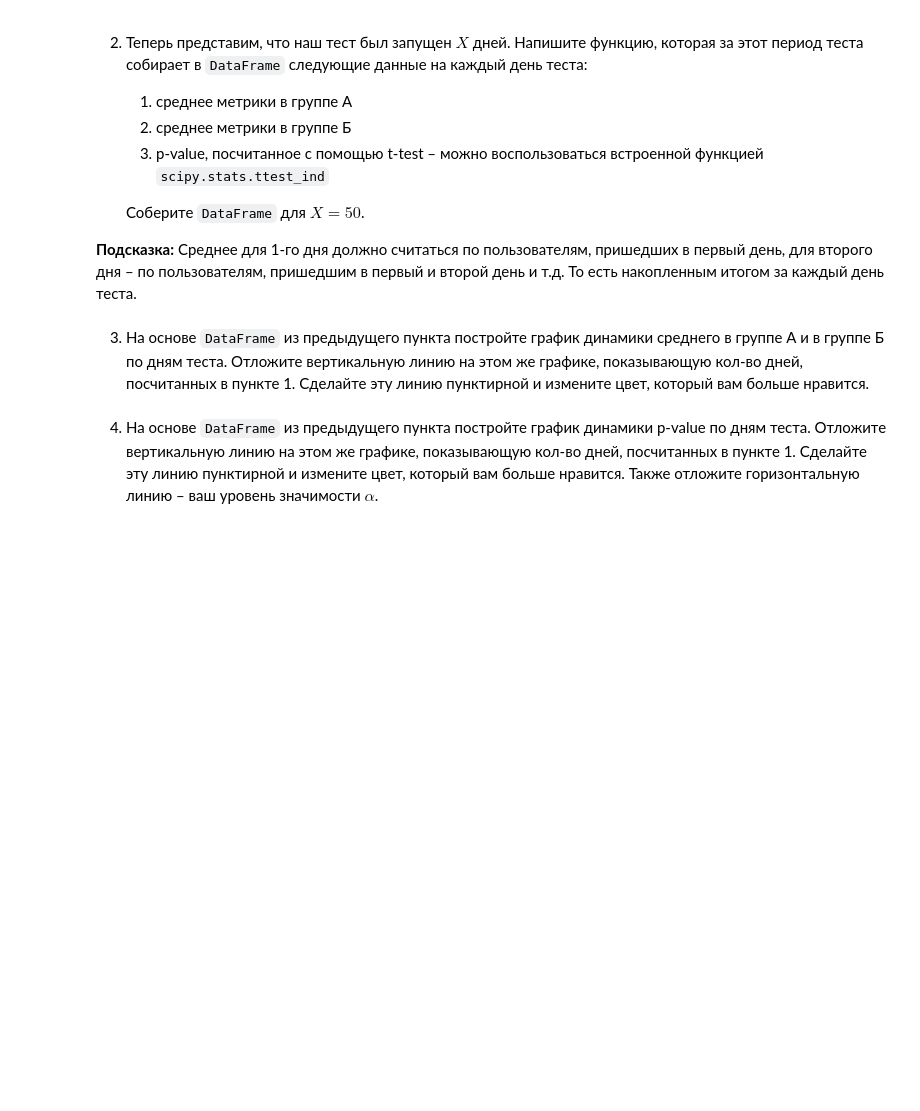
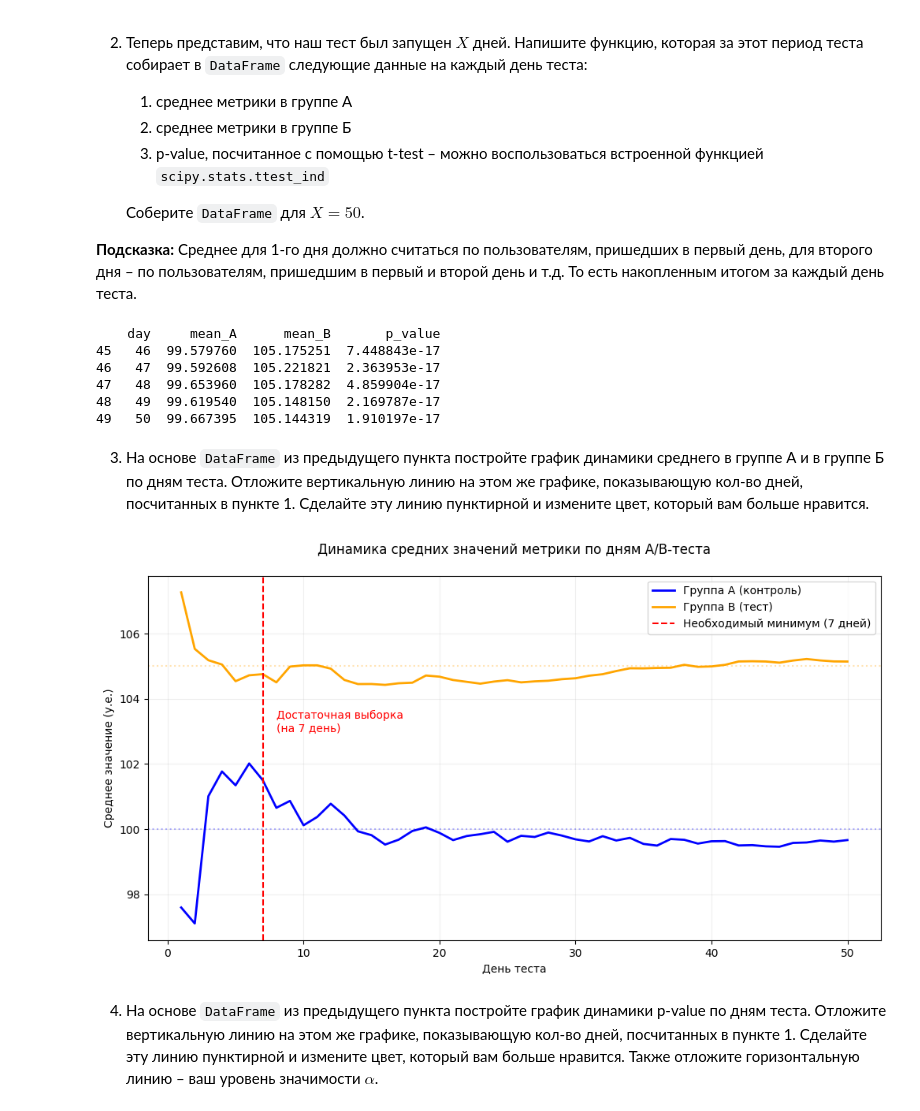
Before and after one commit to xanderkov/HSE-Math-Stat, a Jupyter notebook: hw-06/hw06-KovelAlexander.ipynb, the cells around one changed output. Drawn from its saved outputs; the diff is of its cells as text; code cells hidden in the pictures; blank space fills up the shorter version.

```diff
--- a/hw-06/hw06-KovelAlexander.ipynb
+++ b/hw-06/hw06-KovelAlexander.ipynb
@@ -378,2 +452,46 @@ __Подсказка:__ Среднее для 1-го дня должно счи
+# %%
+def simulate_ab_test(days: int, users_per_group_per_day: int = 100) -> pd.DataFrame:
+    mu_A = 100
+    mu_B = 105
+    sigma_A = 40
+    sigma_B = 20
+
+    results = {
+        'day': [],
+        'mean_A': [],
+        'mean_B': [],
+        'p_value': []
+    }
+
+    cumulative_A = np.array([])
+    cumulative_B = np.array([])
+
+    for day in range(1, days + 1):
+        daily_A = np.random.normal(loc=mu_A, scale=sigma_A, size=users_per_group_per_day)
+        daily_B = np.random.normal(loc=mu_B, scale=sigma_B, size=users_per_group_per_day)
+
+        cumulative_A = np.concatenate([cumulative_A, daily_A])
+        cumulative_B = np.concatenate([cumulative_B, daily_B])
+
+        mean_A = np.mean(cumulative_A)
+        mean_B = np.mean(cumulative_B)
+        _, p_value = sts.ttest_ind(cumulative_A, cumulative_B, equal_var=False)
+
+        results['day'].append(day)
+        results['mean_A'].append(mean_A)
+        results['mean_B'].append(mean_B)
+        results['p_value'].append(p_value)
+
+    return pd.DataFrame(results)
+
+ab_test_results = simulate_ab_test(days=50)
+print(ab_test_results.tail())
+# %% [output]
+    day     mean_A      mean_B       p_value
+45   46  99.579760  105.175251  7.448843e-17
+46   47  99.592608  105.221821  2.363953e-17
+47   48  99.653960  105.178282  4.859904e-17
+48   49  99.619540  105.148150  2.169787e-17
+49   50  99.667395  105.144319  1.910197e-17
 # %% [markdown]
 3. На основе `DataFrame` из предыдущего пункта постройте график динамики среднего в группе А и в группе Б по дням теста. Отложите вертикальную линию на этом же графике, показывающую кол-во дней, посчитанных в пункте 1. Сделайте эту линию пунктирной и измените цвет, который вам больше нравится.
@@ -383,2 +498,26 @@ __Подсказка:__ Среднее для 1-го дня должно счи
+# %%
+required_days = 7
+
+plt.figure(figsize=(12, 6))
+
+plt.plot(ab_test_results['day'], ab_test_results['mean_A'], label='Группа A (контроль)', color='blue', linewidth=2)
+plt.plot(ab_test_results['day'], ab_test_results['mean_B'], label='Группа B (тест)', color='orange', linewidth=2)
+
+plt.axvline(x=required_days, color='red', linestyle='--', linewidth=1.5, label=f'Необходимый минимум ({required_days} дней)')
+
+plt.axhline(y=100, color='blue', linestyle=':', alpha=0.3)
+plt.axhline(y=105, color='orange', linestyle=':', alpha=0.3)
+
+plt.title('Динамика средних значений метрики по дням A/B-теста', pad=20)
+plt.xlabel('День теста')
+plt.ylabel('Среднее значение (у.е.)')
+plt.grid(alpha=0.2)
+plt.legend()
+
+plt.text(required_days+1, 103, f'Достаточная выборка\n(на {required_days} день)', color='red', ha='left')
+
+plt.show()
+# %% [output]
+[figure, added]
 # %% [markdown]
 4. На основе `DataFrame` из предыдущего пункта постройте график динамики p-value по дням теста. Отложите вертикальную линию на этом же графике, показывающую кол-во дней, посчитанных в пункте 1. Сделайте эту линию пунктирной и измените цвет, который вам больше нравится. Также отложите горизонтальную линию – ваш уровень значимости $\alpha$.
```
Also changed, not shown: parts of 25 cells of this notebook.
